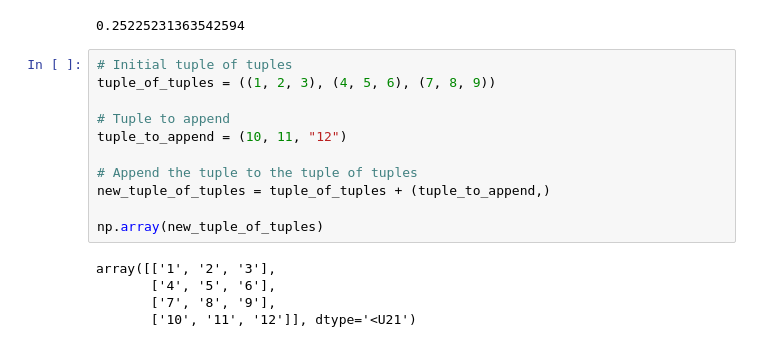
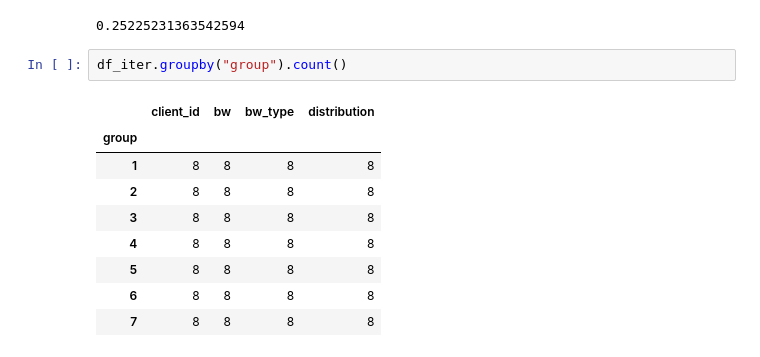
Before and after one commit to GoktugOcal/natadapt-x-flower, a Jupyter notebook: notebooks/grouping.ipynb, the cells around one changed output. Drawn from its saved outputs; the diff is of its cells as text.

```diff
--- a/notebooks/grouping.ipynb
+++ b/notebooks/grouping.ipynb
@@ -485,19 +484,15 @@ No operations done : 0
 np.mean(all_scores[-1])
 # %% [output]
 0.25225231363542594
-# %%
-# Initial tuple of tuples
-tuple_of_tuples = ((1, 2, 3), (4, 5, 6), (7, 8, 9))
-
-# Tuple to append
-tuple_to_append = (10, 11, "12")
-
-# Append the tuple to the tuple of tuples
-new_tuple_of_tuples = tuple_of_tuples + (tuple_to_append,)
-
-np.array(new_tuple_of_tuples)
-# %% [output]
-array([['1', '2', '3'],
-       ['4', '5', '6'],
-       ['7', '8', '9'],
-       ['10', '11', '12']], dtype='<U21')
+# %%
+df_iter.groupby("group").count()
+# %% [output]
+|  | client_id | bw | bw_type | distribution |
+| group |  |  |  |  |
+| 1 | 8 | 8 | 8 | 8 |
+| 2 | 8 | 8 | 8 | 8 |
+| 3 | 8 | 8 | 8 | 8 |
+| 4 | 8 | 8 | 8 | 8 |
+| 5 | 8 | 8 | 8 | 8 |
+| 6 | 8 | 8 | 8 | 8 |
+| 7 | 8 | 8 | 8 | 8 |
```
Also changed, not shown: parts of 1 cell of this notebook.
